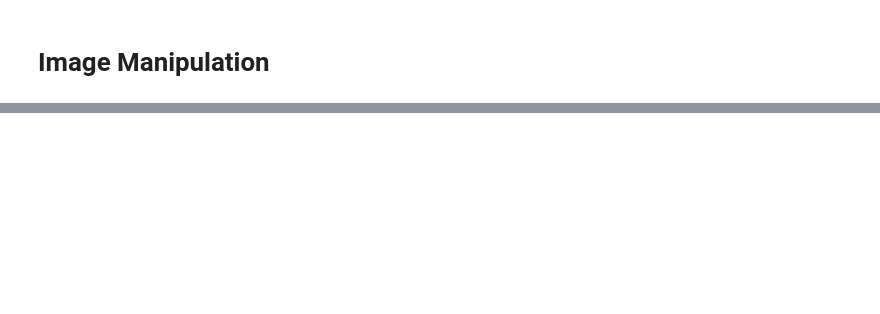
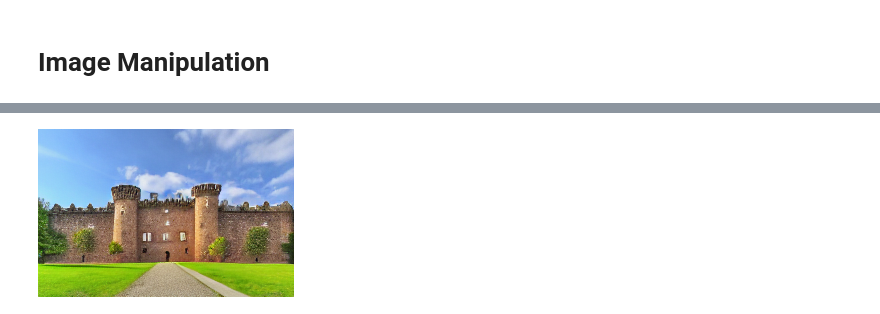
Before and after one commit to arneallwardt/smart_graphics_submission_2, a Jupyter notebook: task_3/instruct_pix2pix.ipynb, the cells around one changed output, grey strips where cells are left out. Cells and saved outputs as stored; diff of their text form; code cells hidden in the pictures; blank space fills up the shorter version.

```diff
--- a/task_3/instruct_pix2pix.ipynb
+++ b/task_3/instruct_pix2pix.ipynb
@@ -43,6 +55,8 @@ save_image(image=image_resized, path=INPUT_IMG_PATH)
 # %%
 prompt = "make the building look like a castle"
 # %%
-images = pipe(prompt, image=image_resized, num_inference_steps=10, image_guidance_scale=1).images
+images = pipe(prompt, image=image_resized, num_inference_steps=20, image_guidance_scale=1).images
 images[0]
+# %% [output]
+[figure, added]
 # %%
```
Also changed, not shown: parts of 7 cells of this notebook, 3 other files.
